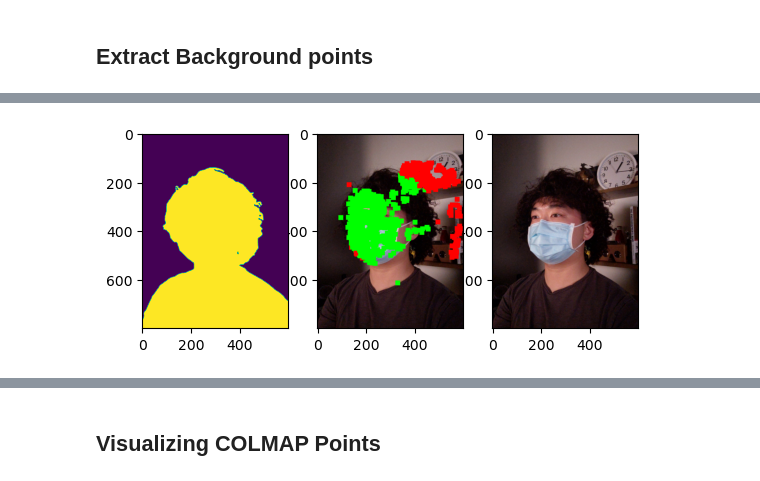
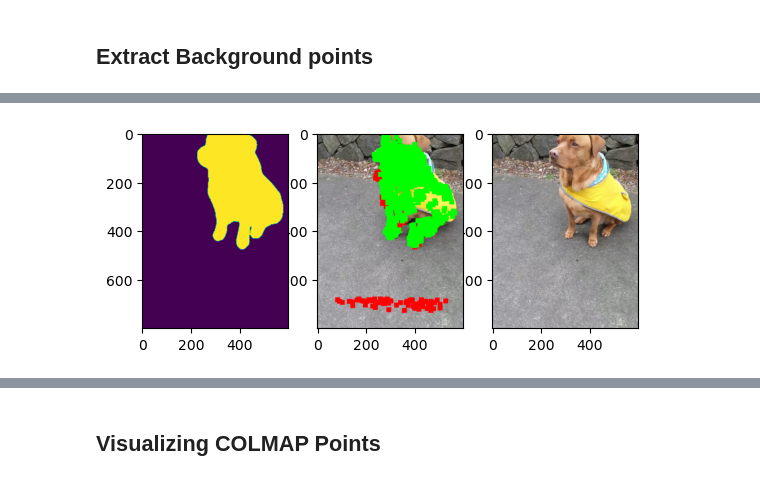
Before and after one commit to svsambandam/unisurf, a Jupyter notebook: UNISURF Preprocessing.ipynb, the cells around one changed output, grey strips where cells are left out. Saved outputs shown, nothing was run; the diff lists cells and outputs as text; code cells hidden in the pictures.

```diff
--- a/UNISURF Preprocessing.ipynb
+++ b/UNISURF Preprocessing.ipynb
@@ -1287,7 +1266,7 @@ from PIL import Image
 import numpy as np
 import json
 
-capture_name = 'curls'
+capture_name = 'toby'
 root_dir = '/ubc/cs/research/kmyi/svsamban/research/metanlrpp/my_data/my_dtu/colmap_outputs' + '/' + capture_name
 save_dir = './data/DIY/'+capture_name+'/scan'
 # root_dir = '/ubc/cs/research/kmyi/svsamban/research/data-nerfies' + '/' + capture_name
@@ -1297,10 +1276,14 @@ directory_cam = directory + '/camera'
 coords_og = np.load(directory+'/points.npy',allow_pickle=True)
 coords_filtered = coords_og
 coords_thrownout = []
-masks_used = 1
-max_masks_used = 30
+# masks_used = 1
+# max_masks_used = 10
+keys = np.arange(10)
+keys = [2, 8,9, 10, 11, 20, 21, 30]
 # iterate over files in that directory
-for filename in sorted(os.listdir(directory_cam)):
+# for filename in sorted(os.listdir(directory_cam)):
+for id in sorted(keys):
+    filename = str(id).zfill(6)+'.json'
     f = os.path.join(directory_cam, filename)
     if os.path.isfile(f):
         file = open(f)
@@ -1335,7 +1318,7 @@ for filename in sorted(os.listdir(directory_cam)):
             x2 = int(pixels[i,0]/scale)
             dot_size = 20
             if x1 < new_shape[1] and x2 < new_shape[0] and x1 > -1 and x2 > -1:
-                if mask[x1,x2] > 100 :
+                if mask[x1,x2] > 50 :
                     im[x1-dot_size:x1,x2-dot_size:x2,:] = [0,255,0]
                     # print('in')
                     coords_filtered.append(points[i])
@@ -1359,6 +1342,7 @@ for filename in sorted(os.listdir(directory_cam)):
         # plt.imshow(im)
 
         # plt.imshow(img)
+        print(id)
         fig=plt.figure()
         fig.add_subplot(1,3,3)
         plt.imshow(imgog)
@@ -1370,27 +1354,27 @@ for filename in sorted(os.listdir(directory_cam)):
 
         print('points preserved:', len(coords_filtered), '... throwing out ', len(coords_thrownout), 'points and ', bad, ' points out of range')
         masks_used = masks_used + 1
-        if masks_used > max_masks_used:
-            pixels_thrownout = project(coords_thrownout, cam)
-            for k in range(len(pixels_thrownout)):
-                x2,x1 = pixels_thrownout[k]
-                x1 = int(x1)
-                x2 = int(x2)
-                im[x1-dot_size:x1,x2-dot_size:x2,:] = [255,0,0]
+        # if masks_used > max_masks_used:
+pixels_thrownout = project(coords_thrownout, cam)
+for k in range(len(pixels_thrownout)):
+    x2,x1 = pixels_thrownout[k]
+    x1 = int(x1)
+    x2 = int(x2)
+    im[x1-dot_size:x1,x2-dot_size:x2,:] = [255,0,0]
 
-            # plt.imshow(mask)
-            # plt.imshow(im)
+# plt.imshow(mask)
+# plt.imshow(im)
 
-            # # plt.imshow(img)
-            # fig=plt.figure()
-            # fig.add_subplot(1,3,3)
-            # plt.imshow(imgog)
-            # fig.add_subplot(1,3,2)
-            # plt.imshow(im)
-            # fig.add_subplot(1,3,1)
-            # plt.imshow(mask)
-            # plt.show()
-            break
+# # plt.imshow(img)
+# fig=plt.figure()
+# fig.add_subplot(1,3,3)
+# plt.imshow(imgog)
+# fig.add_subplot(1,3,2)
+# plt.imshow(im)
+# fig.add_subplot(1,3,1)
+# plt.imshow(mask)
+# plt.show()
+# break
 obj_points = coords_filtered
 bg_points = coords_og[:,0].copy()
 i = 0
@@ -1403,7 +1387,40 @@ for x in coords_og:
     bg_points[i] = seen
     i += 1
 
+obj_points = np.array(coords_filtered)
 background_points = coords_og[~bg_points.astype(bool)]
+
+camera_dict = np.load(save_dir+'/cameras.npz')
+M = np.linalg.inv(camera_dict['scale_mat_%s' % 3].astype(np.float32))
+# p =
+p = M @ np.concatenate([background_points.T, np.ones((1, background_points.shape[0]))], axis=0)
+background_points = p[:3].T
+p = M @ np.concatenate([obj_points.T, np.ones((1, obj_points.shape[0]))], axis=0)
+obj_points = p[:3].T
+
 np.save(save_dir+'/points.npy',background_points)
-np.save(root_dir+'/points_bg.npy',background_points)
+np.save(save_dir+'/points_bg.npy',background_points)
+np.save(save_dir+'/points_obj.npy',obj_points)
+
+pixels_thrownout = project(coords_og[~bg_points.astype(bool)], cam)
+dot_size = 3
+for k in range(len(pixels_thrownout)):
+    x2,x1 = pixels_thrownout[k]
+    x1 = int(x1)
+    x2 = int(x2)
+    im[x1-dot_size:x1,x2-dot_size:x2,:] = [255,0,0]
+
+# plt.imshow(mask)
+# plt.imshow(im)
+
+# plt.imshow(img)
+fig=plt.figure()
+fig.add_subplot(1,2,1)
+plt.imshow(imgog)
+fig.add_subplot(1,2,2)
+plt.imshow(im)
+# fig.add_subplot(1,3,1)
+# plt.imshow(mask)
+plt.show()
+print('Done!')
 # %% [output]
@@ -1412 +1431 @@ points preserved: 2378 ... throwing out  914 points and  385  points out of rang
-[figure, old version]
+[figure, new version]
```
Also changed, not shown: parts of 6 cells of this notebook, 7 other files.
